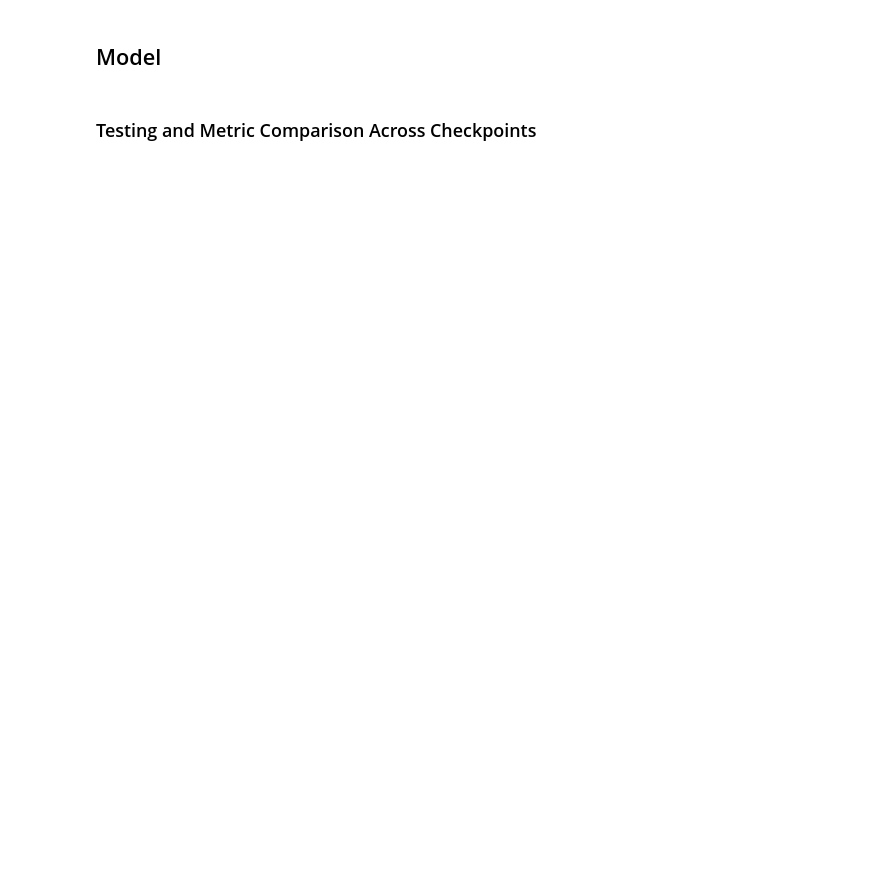
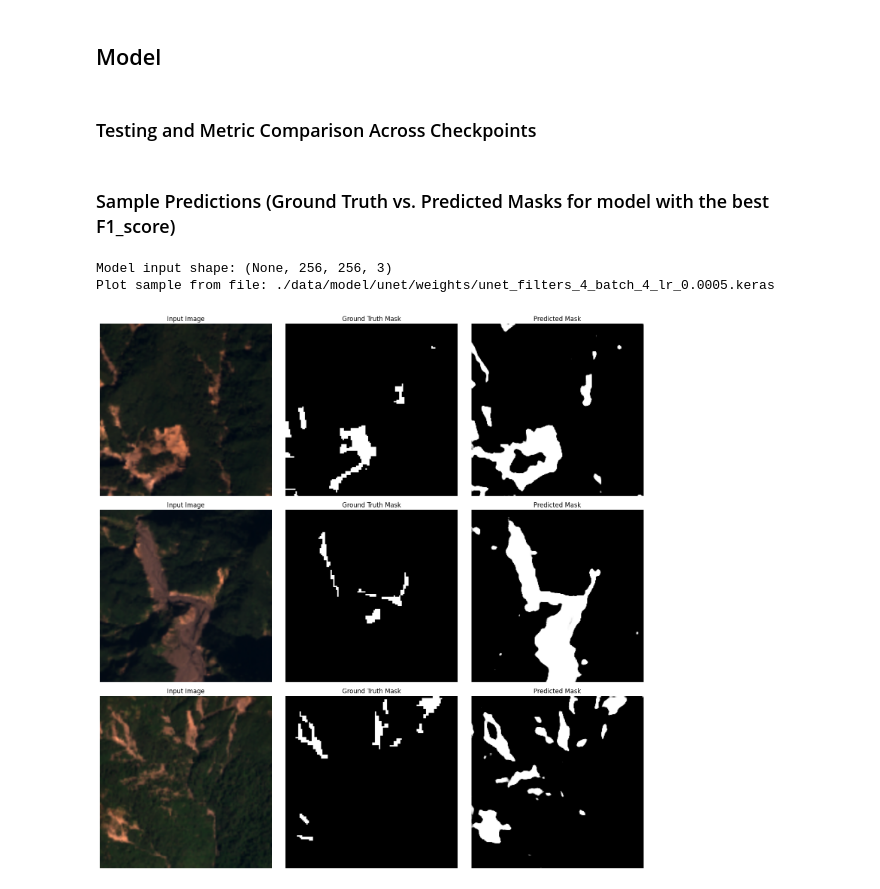
Before and after one commit to Abdel-w/Landslide-detection-and-monitoring, a Jupyter notebook: Unet_CAS.ipynb, the cells around one changed output. Drawn from its saved outputs; the diff is of its cells as text; code cells hidden in the pictures; blank space fills up the shorter version.

Commit message:
Plot Sample Predictions (Ground Truth vs. Predicted Masks for model with the best F1_score)

```diff
--- a/Unet_CAS.ipynb
+++ b/Unet_CAS.ipynb
@@ -293,3 +290,59 @@ results_df = pd.DataFrame(results_dict)
 results_df.to_csv("data/model/unet/results/results_unet.csv", index=False)
 
 print("Validation and metric calculation completed, results saved.")
+# %% [markdown]
+### Sample Predictions (Ground Truth vs. Predicted Masks for model with the best F1_score)
+# %%
+def plot_sample_predictions(test_ds, model, num_samples=3):
+    plt.figure(figsize=(15, num_samples * 5))
+
+    for i, sample in enumerate(test_ds.take(num_samples)):
+        input_image = sample[0]["pixel_values"]  # Taking first image in batch
+        ground_truth_mask = sample[1]
+
+        # Predict
+        pred_mask = model.predict(input_image, verbose=0)
+
+        image = input_image.numpy()[0]
+        image = (image - image.min()) / (image.max() - image.min())  # Normalize to [0, 1]
+
+        # Plot input, ground truth, and prediction
+        plt.subplot(num_samples, 3, i*3 + 1)
+        plt.imshow(image)
+        plt.title("Input Image")
+        plt.axis("off")
+
+        plt.subplot(num_samples, 3, i*3 + 2)
+        plt.imshow(ground_truth_mask.numpy()[0], cmap='gray')
+        plt.title("Ground Truth Mask")
+        plt.axis("off")
+
+        plt.subplot(num_samples, 3, i*3 + 3)
+        plt.imshow(pred_mask[0], cmap='gray')
+        plt.title("Predicted Mask")
+        plt.axis("off")
+
+    plt.tight_layout()
+    plt.savefig("data/model/unet/results/sample_predictions.png")
+    plt.show()
+
+
+# Find the model with the best f1_score
+df = pd.read_csv("data/model/unet/results/results_unet.csv")
+maxIndex = df["iou_score"].idxmax()
+filter_count = df["filters"][maxIndex]
+lr = df["learning_rate"][maxIndex]
+batch_size = df["batch_size"][maxIndex]
+
+filename = f'./data/model/unet/weights/unet_filters_{filter_count}_batch_{batch_size}_lr_{lr}.keras'
+
+# Load best model weights
+model = unet(lr=lr, filtersFirstLayer=filter_count, input_size=(256, 256, 3))
+model.load_weights(filename)
+
+print(f"Plot sample from file: {filename}")
+plot_sample_predictions(test_ds, model)
+# %% [output]
+Model input shape: (None, 256, 256, 3)
+Plot sample from file: ./data/model/unet/weights/unet_filters_4_batch_4_lr_0.0005.keras
+[figure, added]
```
Also changed, not shown: parts of 4 cells of this notebook.
